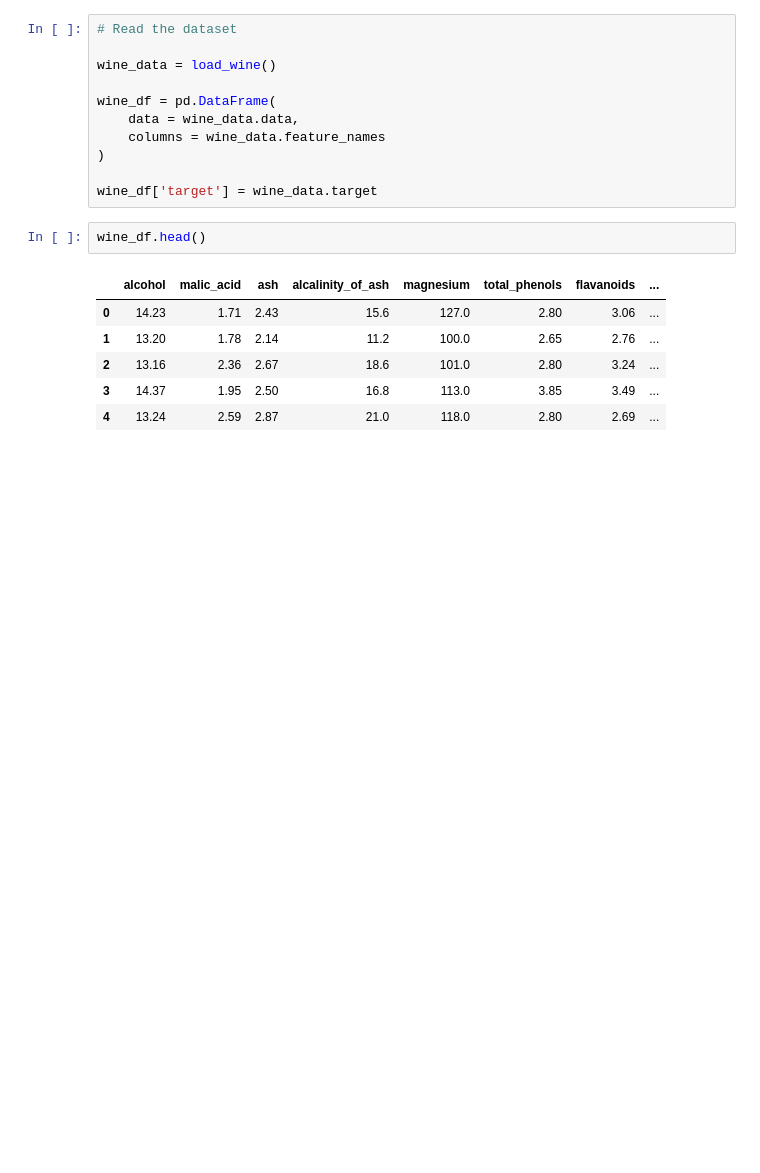
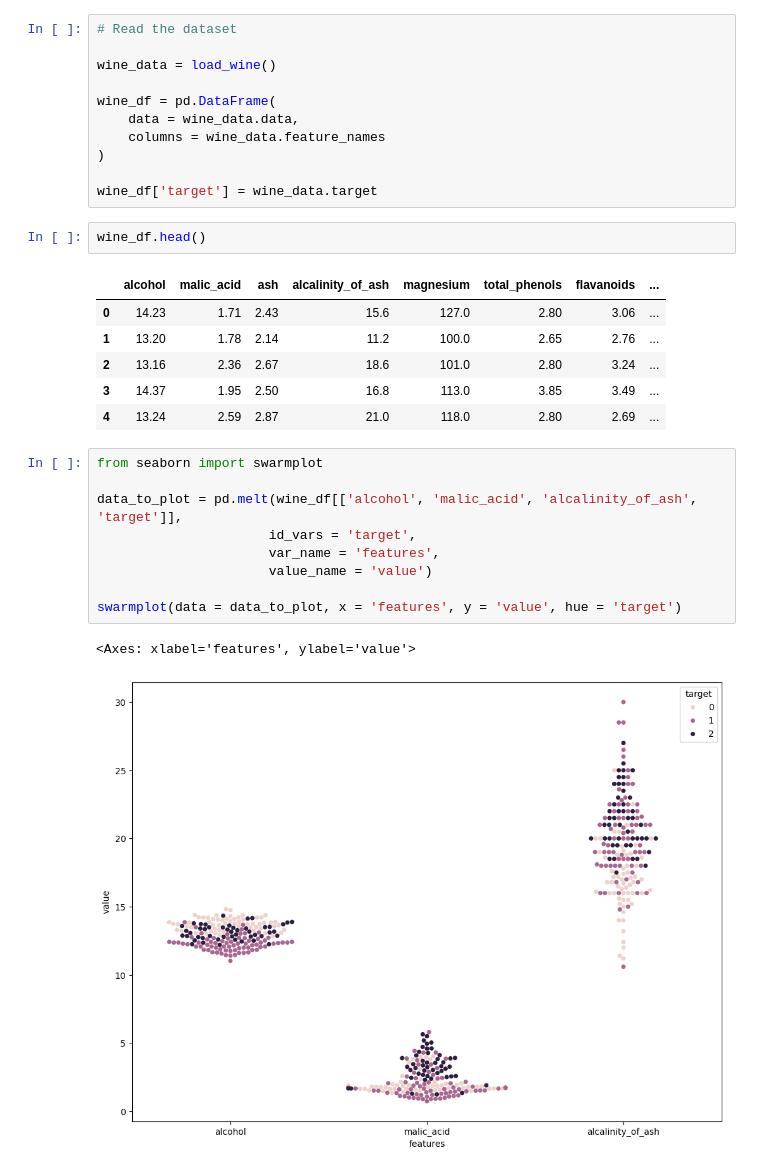
Before and after one commit to Malinda1/feature_selection, a Jupyter notebook: feature_selection.ipynb, the cells around one changed output. Drawn from its saved outputs; the diff is of its cells as text; blank space fills up the shorter version.

Commit message:
Create a swarmplot

```diff
--- a/feature_selection.ipynb
+++ b/feature_selection.ipynb
@@ -27,3 +27,15 @@ wine_df.head()
 | 2 | 13.16 | 2.36 | 2.67 | 18.6 | 101.0 | 2.80 | 3.24 | ... |
 | 3 | 14.37 | 1.95 | 2.50 | 16.8 | 113.0 | 3.85 | 3.49 | ... |
 | 4 | 13.24 | 2.59 | 2.87 | 21.0 | 118.0 | 2.80 | 2.69 | ... |
+# %%
+from seaborn import swarmplot
+
+data_to_plot = pd.melt(wine_df[['alcohol', 'malic_acid', 'alcalinity_of_ash', 'target']],
+                      id_vars = 'target',
+                      var_name = 'features',
+                      value_name = 'value')
+
+swarmplot(data = data_to_plot, x = 'features', y = 'value', hue = 'target')
+# %% [output]
+<Axes: xlabel='features', ylabel='value'>
+[figure, added]
```
